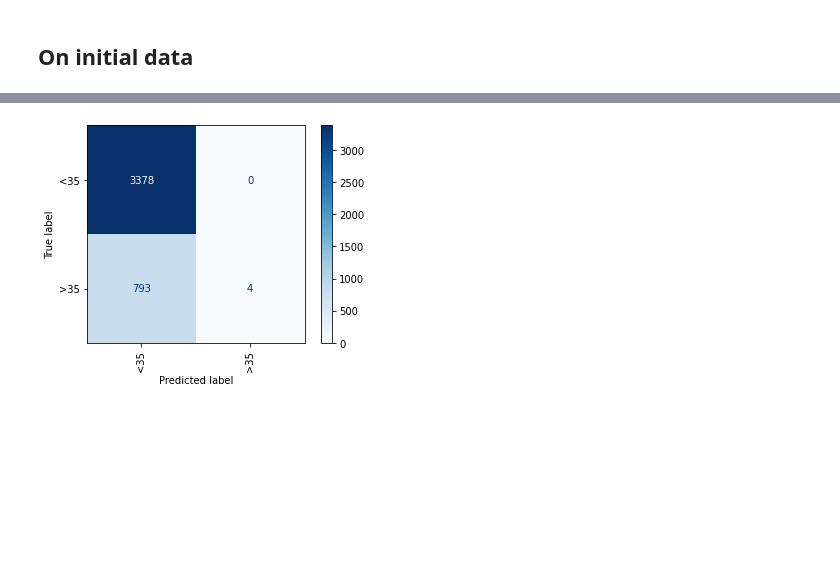
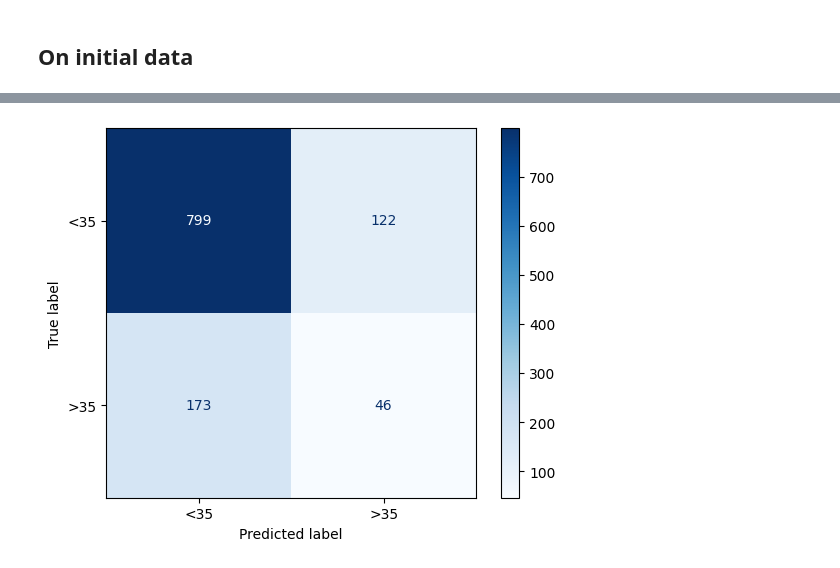
Before and after one commit to dimboump/clips-internship, a Jupyter notebook: Stylene v2/models/age/age_svm.ipynb, the cells around one changed output, grey strips where cells are left out. Drawn from its saved outputs; the diff is of its cells as text; code cells hidden in the pictures; blank space fills up the shorter version.

```diff
--- a/Stylene v2/models/age/age_svm.ipynb
+++ b/Stylene v2/models/age/age_svm.ipynb
@@ -73,9 +37,9 @@ encoded_labels
 # %% [markdown]
 ## On initial data
 # %%
-X = df[['text']]
-y = df[['age_group']]
+X = df.drop(['age_group', 'text'], axis=1)
+y = df['age_group']
 
-X_train, X_test, y_train, y_test = train_test_split(X, y, test_size=.2, shuffle=True, random_state=123, stratify=y)
+X_train, X_test, y_train, y_test = train_test_split(X, y, test_size=.2, shuffle=True, random_state=97, stratify=y)
 X_train.shape, X_test.shape, y_train.shape, y_test.shape
 # %% [output]
@@ -106,5 +62,37 @@ param_grid = {
+# %%
+word_23_tf = TfidfVectorizer(ngram_range=(1, 3), max_features=5000, stop_words=None)
+char_23_tf = TfidfVectorizer(analyzer='char', ngram_range=(1, 3), max_features=5000, stop_words=None)
+
+word_pipe = Pipeline([
+    ('selector', ItemSelector(key='tokenized')),
+    ('tfidf', word_23_tf)
+])
+
+char_pipe = Pipeline([
+    ('selector', ItemSelector(key='tokenized')),
+    ('tfidf', char_23_tf)
+])
+
+num_cols = df.drop(['age_group', 'text', 'tokenized', 'gender'], axis=1).columns
+num_pipe = Pipeline([
+    ('selector', ItemSelector(key=num_cols))
+])
+
+pipe = Pipeline([
+    ('feats', FeatureUnion([
+            ('word_pipeline', word_pipe),
+            ('char_pipeline', char_pipe),
+            ("num_pipeline", num_pipe)
+          ]),
+    ),
+    ('clf', SVC(random_state=97, class_weight={0: .2, 1: .8}))
+])
+# %%
+param_grid = {
+    'clf__C': [10**i for i in range(-1, 4)]
+}
 # %%
-gs = GridSearchCV(pipe, param_grid, cv=2, scoring='accuracy', n_jobs=-1, refit=True, verbose=5, error_score='raise')
+gs = GridSearchCV(pipe, param_grid, cv=5, scoring='f1_macro', n_jobs=-1, refit=True, verbose=5)
 
 gs.fit(X_train, y_train)
 print(gs.best_params_)
@@ -126,9 +114,8 @@ weighted avg       0.85      0.81      0.73      4175
 # %%
 cm = confusion_matrix(y_test, y_pred, labels=gs.classes_)
 disp = ConfusionMatrixDisplay(confusion_matrix=cm, display_labels=gs.classes_)
 disp.display_labels = encoded_labels
 disp.plot(cmap='Blues')
-disp.ax_.tick_params(axis='x', rotation=90)
-disp.ax_.set_facecolor('red');
+disp.ax_.tick_params(axis='x');
 # %% [output]
-[figure, old version]
+[figure, new version]
```
Also changed, not shown: parts of 14 cells of this notebook, 1 other file.
